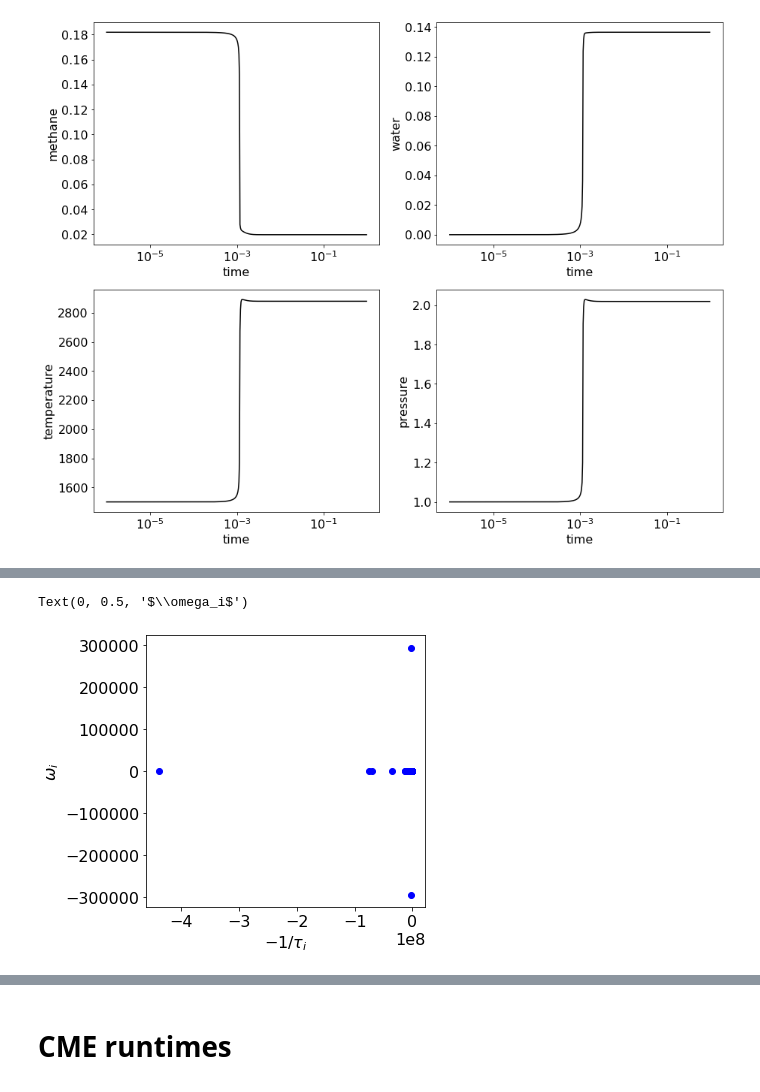
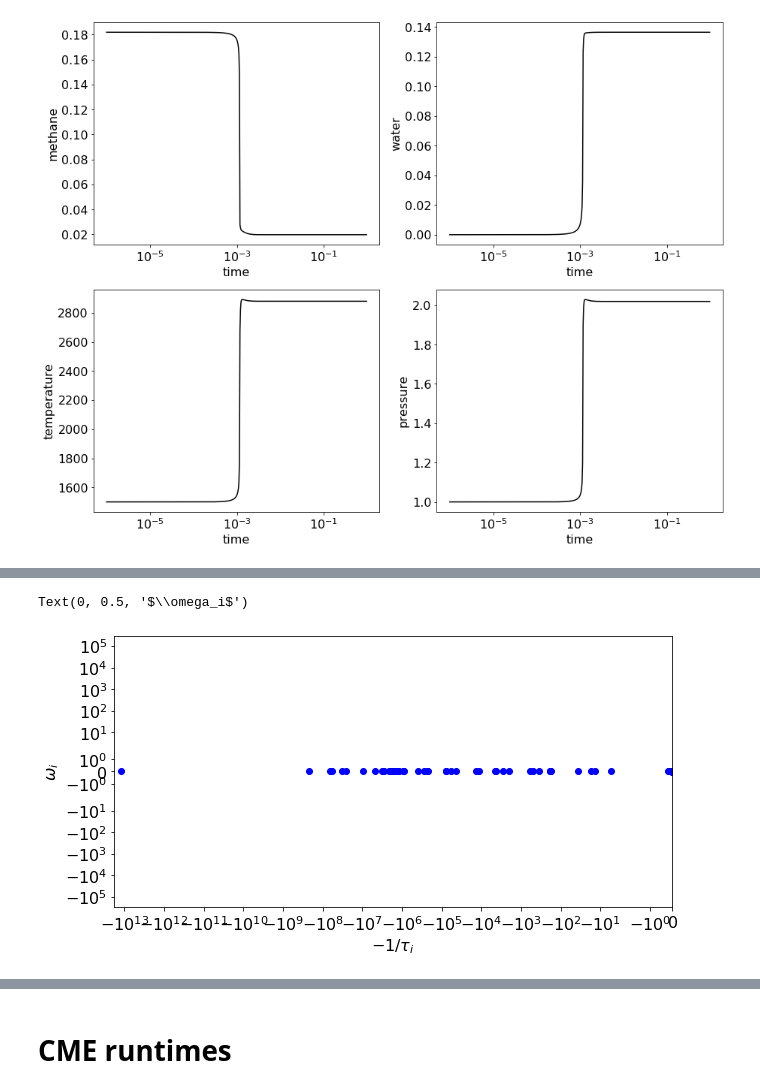
Before and after one commit to znicolaou/ratematrix, a Jupyter notebook: plots.ipynb, the cells around one changed output, grey strips where cells are left out. Drawn from its saved outputs; the diff is of its cells as text; code cells hidden in the pictures.

Commit message:
updated plots

```diff
--- a/plots.ipynb
+++ b/plots.ipynb
@@ -55,11 +109,15 @@ for n in range(len(evals)):
     plt.savefig('matrix/'+str(n).zfill(4)+'.png',bbox_inches='tight')
     plt.close()
 # %%
-plt.figure(figsize=(5, 5))
+plt.figure(figsize=(10, 5))
 plt.plot(np.real(evals[250]),np.imag(evals[250]),'bo')
+plt.xscale('symlog')
+plt.yscale('symlog')
+plt.xlim((1.1*np.min(np.real(evals)),0))
+plt.ylim((1.1*np.min(np.imag(evals)),1.1*np.max(np.imag(evals))))
 plt.xlabel(r"$-1/\tau_i$")
 plt.ylabel(r"$\omega_i$")
 # %% [output]
 Text(0, 0.5, '$\\omega_i$')
-[figure, old version]
+[figure, new version]
 # %%
```
Also changed, not shown: parts of 9 cells of this notebook, 2 other files.
